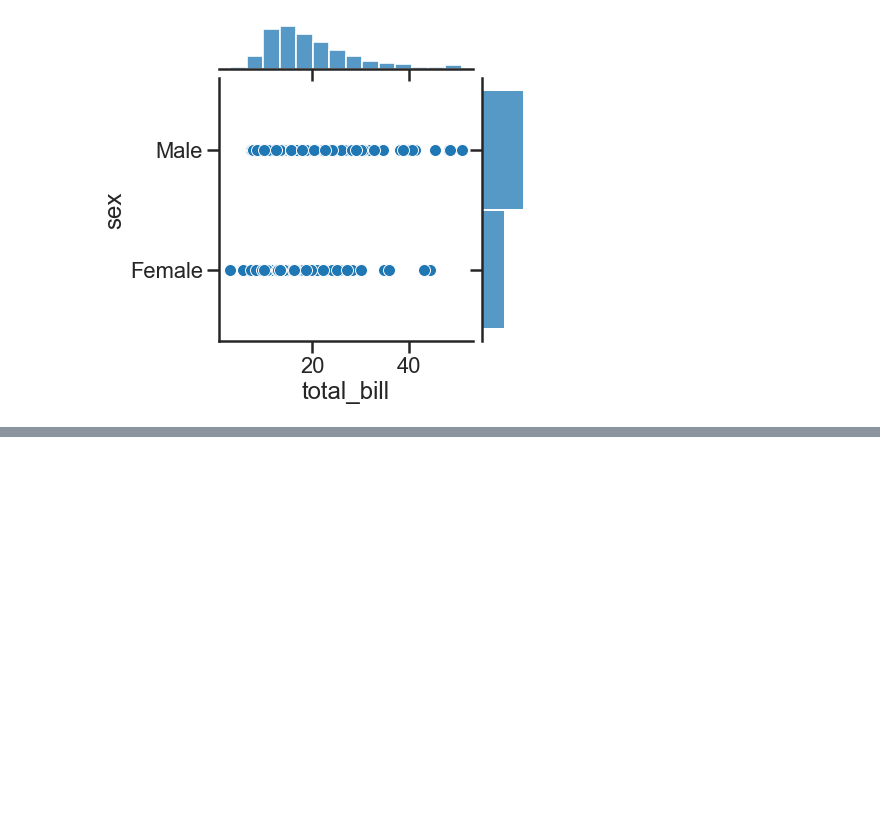
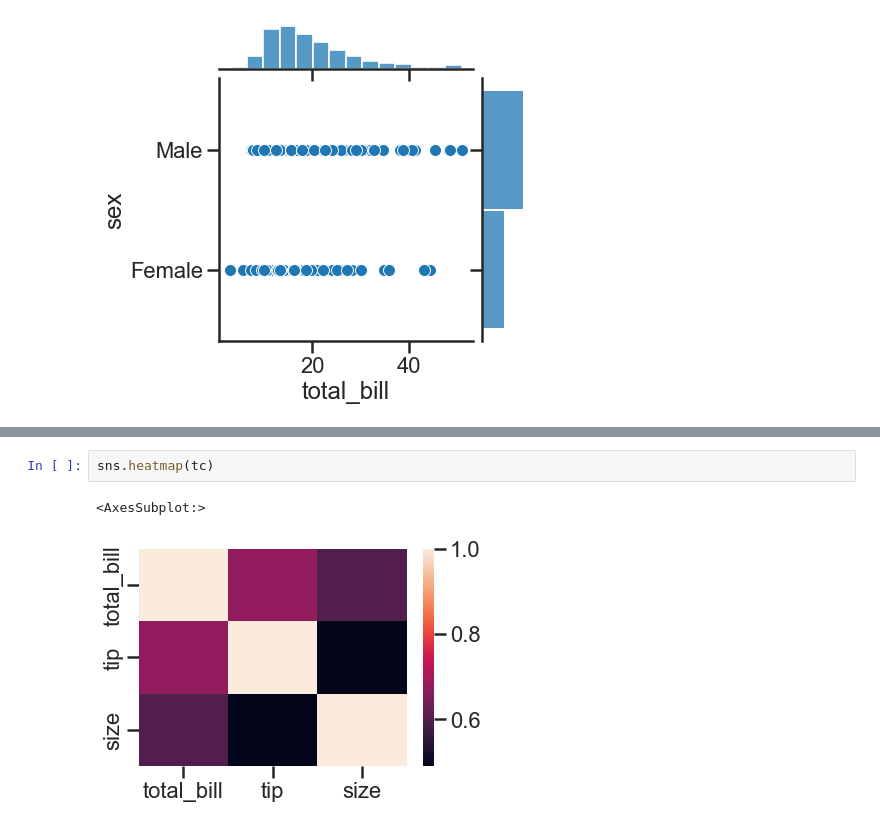
Before and after one commit to daongocquockhanh/DATA-VISUALIZATION-, a Jupyter notebook: Noteclass.ipynb, the cells around one changed output, grey strips where cells are left out. Saved outputs shown, nothing was run; the diff lists cells and outputs as text; blank space fills up the shorter version.

```diff
--- a/Noteclass.ipynb
+++ b/Noteclass.ipynb
@@ -266,0 +272,5 @@ sns.jointplot(x='total_bill',y='sex',data = tips)
+# %%
+sns.heatmap(tc)
+# %% [output]
+<AxesSubplot:>
+[figure, added]
```
Also changed, not shown: parts of 1 cell of this notebook.
